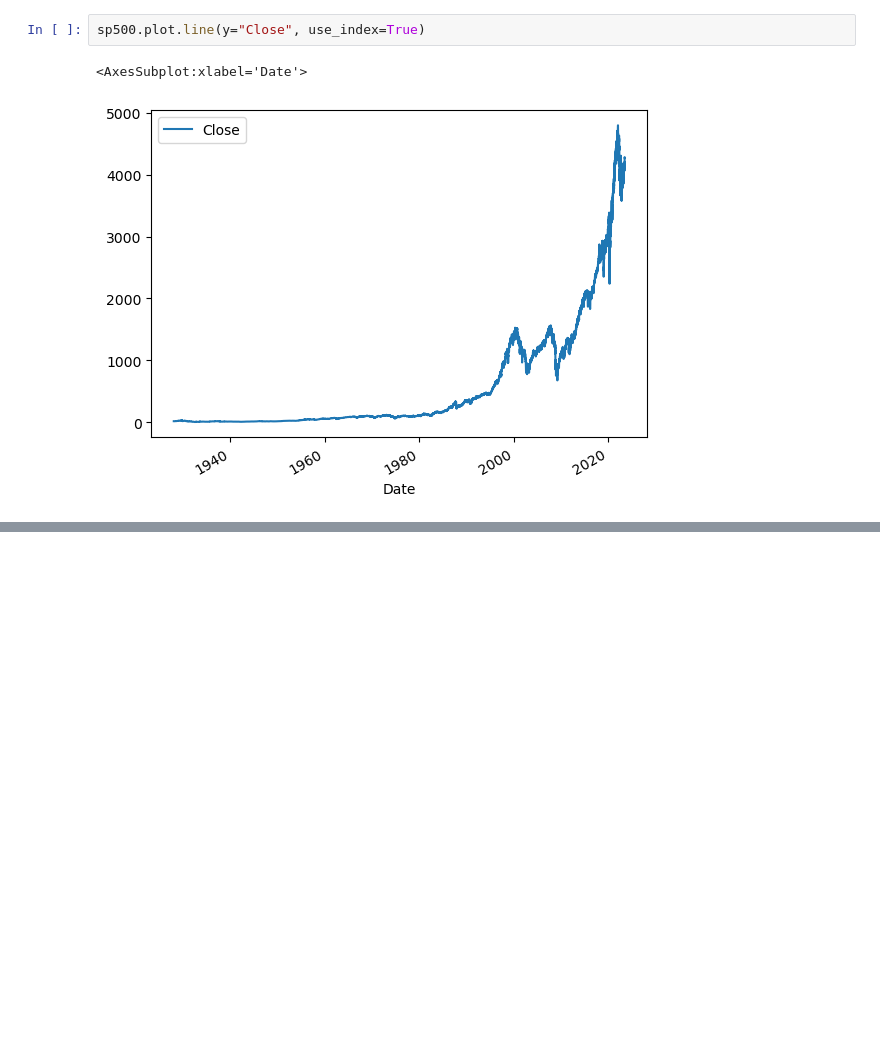
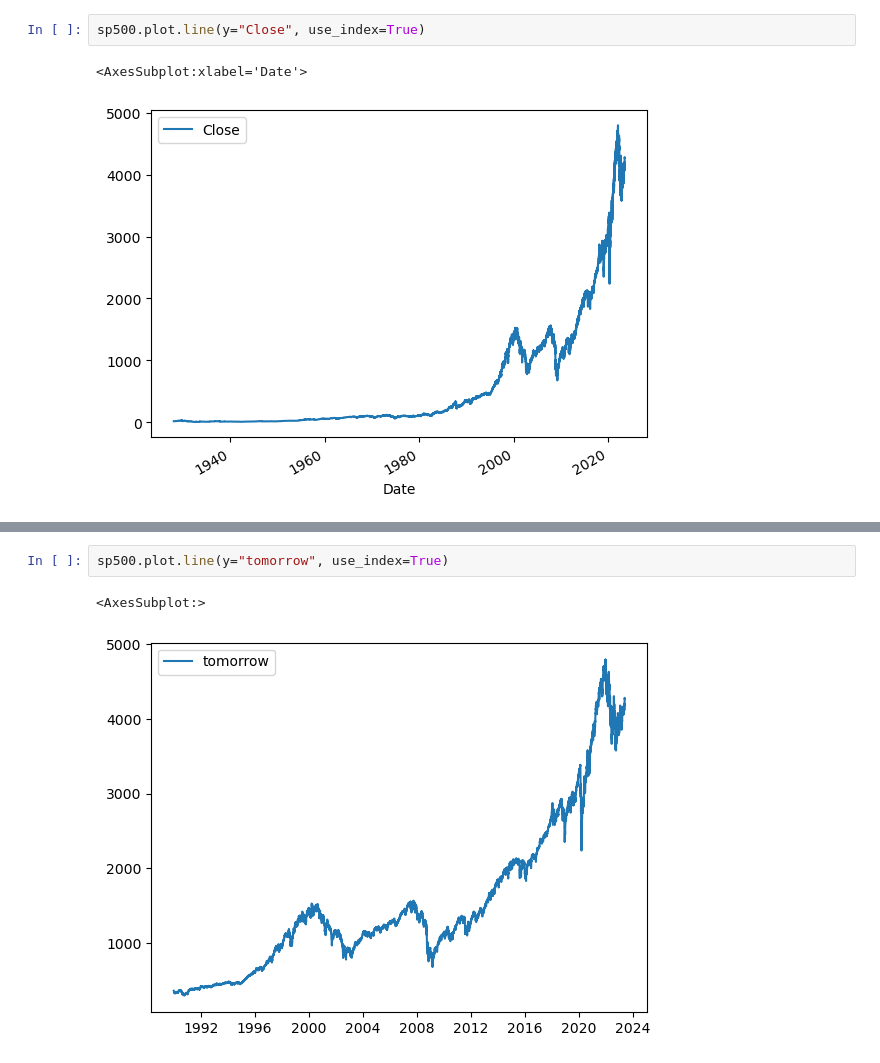
Before and after one commit to scottbarnett97/individual-project-sp500, a Jupyter notebook: workbook.ipynb, the cells around one changed output, grey strips where cells are left out. Drawn from its saved outputs; the diff is of its cells as text; blank space fills up the shorter version.

```diff
--- a/workbook.ipynb
+++ b/workbook.ipynb
@@ -46,0 +168,5 @@ sp500
+# %%
+sp500.plot.line(y="tomorrow", use_index=True)
+# %% [output]
+<AxesSubplot:>
+[figure, added]
```
Also changed, not shown: parts of 38 cells of this notebook, 2 other files.
